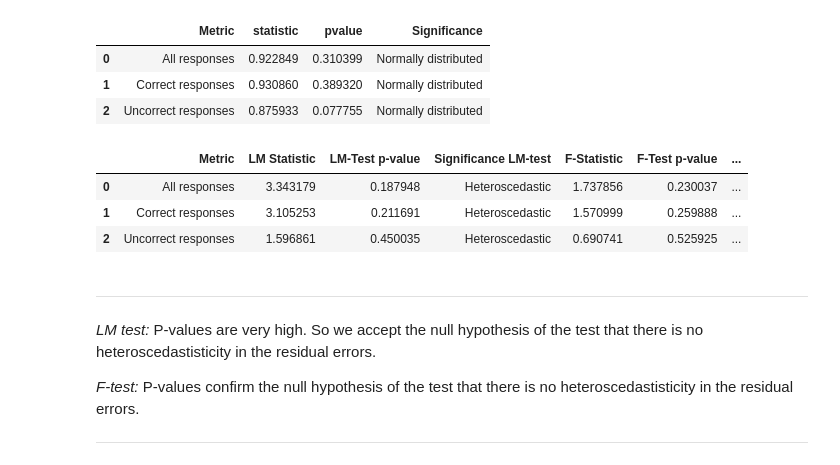
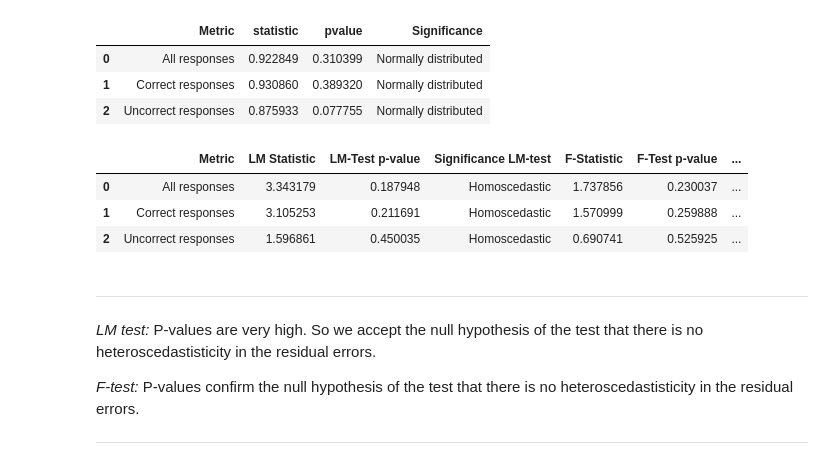
Before and after one commit to Fabian-Duren/Master-Thesis, a Jupyter notebook: N-back analysis/N-back metrics analysis/N back performance metrics and subjective fatigue levels - total analysis.ipynb, the cells around one changed output. Saved outputs shown, nothing was run; the diff lists cells and outputs as text; code cells hidden in the pictures.

```diff
--- a/N-back analysis/N-back metrics analysis/N back performance metrics and subjective fatigue levels - total analysis.ipynb
+++ b/N-back analysis/N-back metrics analysis/N back performance metrics and subjective fatigue levels - total analysis.ipynb
@@ -1068,21 +1068,21 @@ SH
 # %%
 # White’s Lagrange Multiplier Test for Heteroscedasticity
 WLM = []
 for tuple in [(result_all.resid, result_all.model.exog), (result_correct.resid, result_correct.model.exog), (result_uncorrect.resid, result_uncorrect.model.exog)]:
     WLM.append(list(het_white(tuple[0], tuple[1])))
 WLM = pd.DataFrame(WLM, columns = ["LM Statistic", "LM-Test p-value", "F-Statistic", "F-Test p-value"])
-WLM['Significance LM-test'] = np.where(WLM['LM-Test p-value'] < alpha, 'Homoscedastic', 'Heteroscedastic')
+WLM['Significance LM-test'] = np.where(WLM['LM-Test p-value'] < alpha, 'Heteroscedastic', 'Homoscedastic')
 WLM['Significance F-test'] = np.where(WLM['F-Test p-value'] < alpha, 'Heteroscedastisticity in the residual errors', 'No heteroscedastisticity in the residual errors')
 WLM['Metric'] = ['All responses', 'Correct responses', 'Uncorrect responses']
 WLM = WLM[['Metric', "LM Statistic", "LM-Test p-value", 'Significance LM-test', "F-Statistic", "F-Test p-value", 'Significance F-test']]
 if export:
     dfi.export(WLM,"WLM_reaction_times.png")
 WLM
 # %% [output]
 |  | Metric | LM Statistic | LM-Test p-value | Significance LM-test | F-Statistic | F-Test p-value | ... |
-| 0 | All responses | 3.343179 | 0.187948 | Heteroscedastic | 1.737856 | 0.230037 | ... |
-| 1 | Correct responses | 3.105253 | 0.211691 | Heteroscedastic | 1.570999 | 0.259888 | ... |
-| 2 | Uncorrect responses | 1.596861 | 0.450035 | Heteroscedastic | 0.690741 | 0.525925 | ... |
+| 0 | All responses | 3.343179 | 0.187948 | Homoscedastic | 1.737856 | 0.230037 | ... |
+| 1 | Correct responses | 3.105253 | 0.211691 | Homoscedastic | 1.570999 | 0.259888 | ... |
+| 2 | Uncorrect responses | 1.596861 | 0.450035 | Homoscedastic | 0.690741 | 0.525925 | ... |
 # %% [markdown]
 ---
 *LM test:* P-values are very high. So we accept the null hypothesis of the test that there is no heteroscedastisticity in the residual errors.
```
Also changed, not shown: parts of 2 cells of this notebook, 8 other files.
